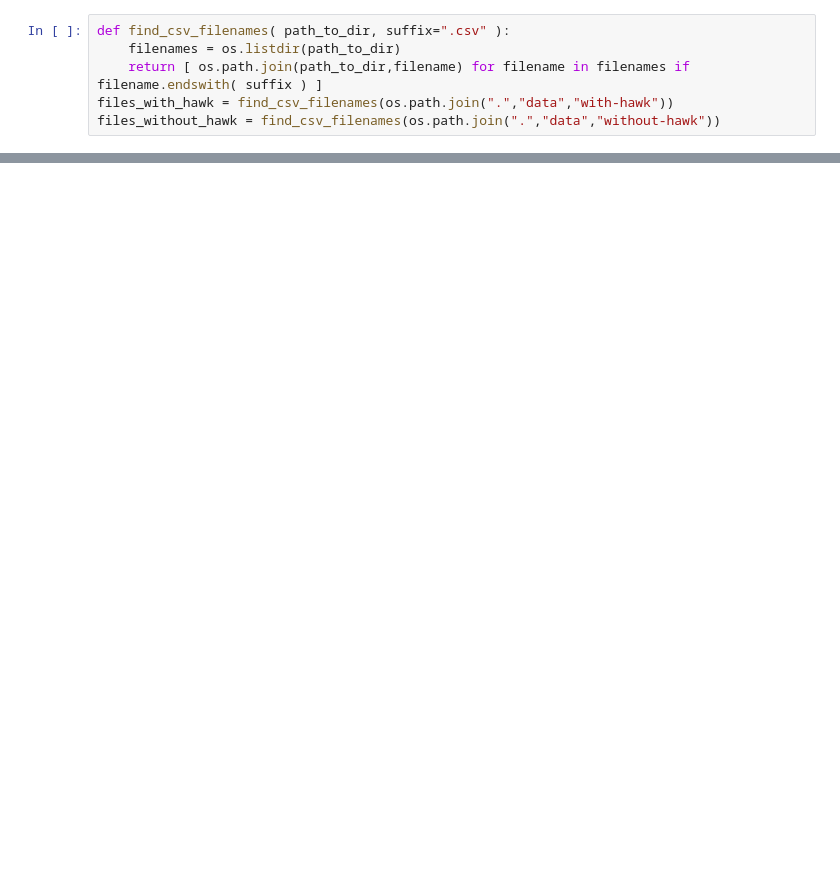
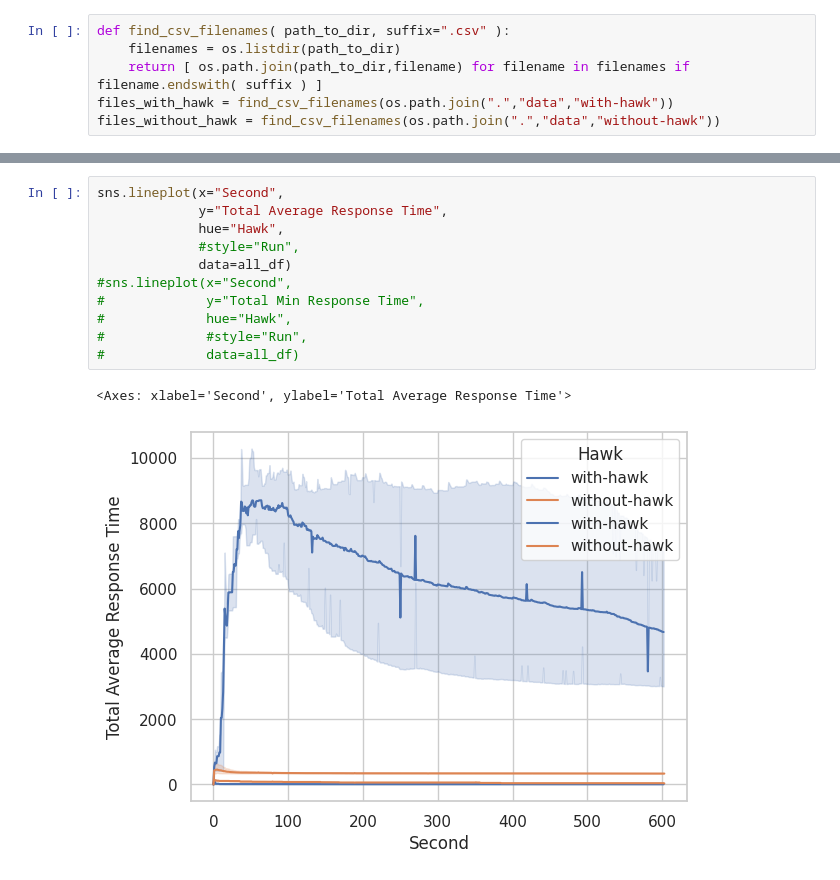
Before and after one commit to PrivacyEngineering/hawk-benchmark, a Jupyter notebook: locust-benchmark/visualization.ipynb, the cells around one changed output, grey strips where cells are left out. Drawn from its saved outputs; the diff is of its cells as text; blank space fills up the shorter version.

```diff
--- a/locust-benchmark/visualization.ipynb
+++ b/locust-benchmark/visualization.ipynb
@@ -19,0 +40,14 @@ for file in files_with_hawk + files_without_hawk:
+# %%
+sns.lineplot(x="Second",
+             y="Total Average Response Time",
+             hue="Hawk",
+             #style="Run",
+             data=all_df)
+#sns.lineplot(x="Second",
+#             y="Total Min Response Time",
+#             hue="Hawk",
+#             #style="Run",
+#             data=all_df)
+# %% [output]
+<Axes: xlabel='Second', ylabel='Total Average Response Time'>
+[figure, added]
```
Also changed, not shown: parts of 10 cells of this notebook, 12 other files.
